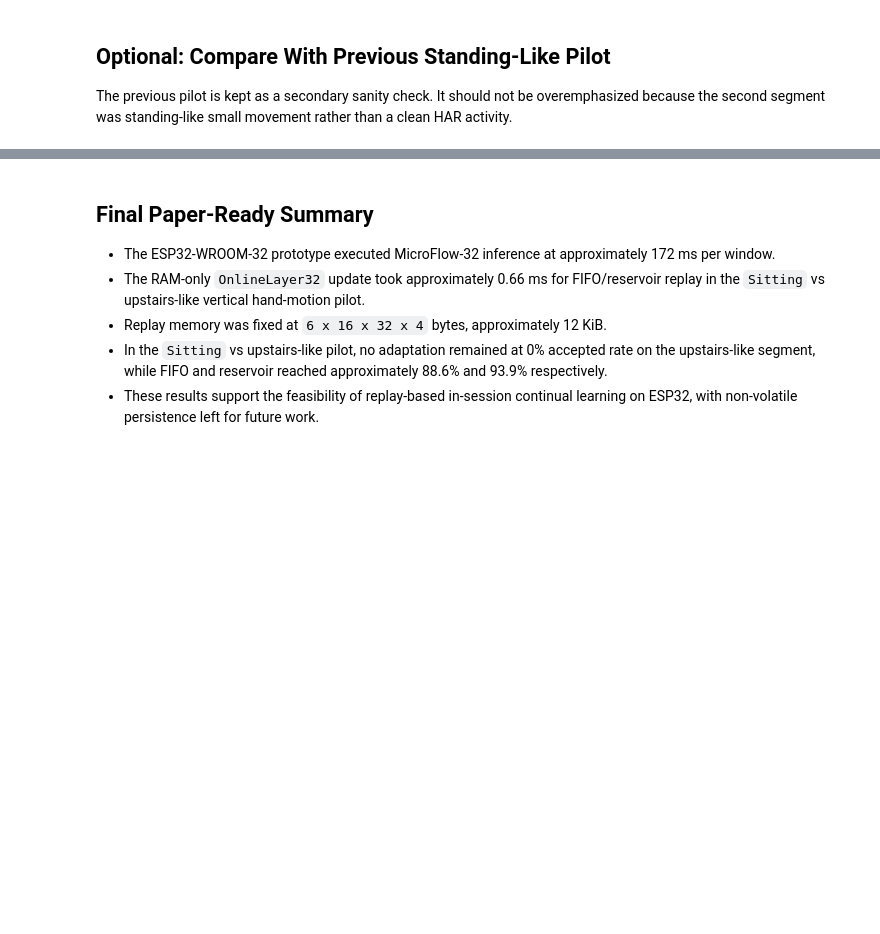
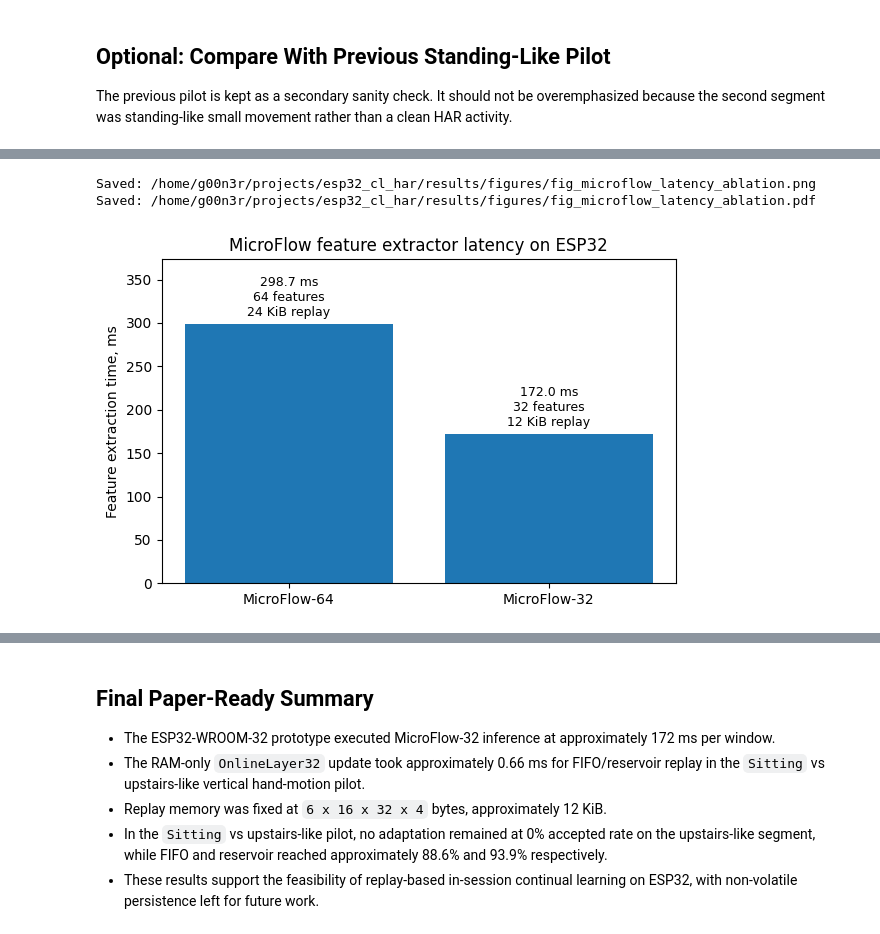
Before and after one commit to loo00r/esp32_cl_har, a Jupyter notebook: notebooks/paper_results_analysis.ipynb, the cells around one changed output, grey strips where cells are left out. Cells and saved outputs as stored; diff of their text form; code cells hidden in the pictures; blank space fills up the shorter version.

```diff
--- a/notebooks/paper_results_analysis.ipynb
+++ b/notebooks/paper_results_analysis.ipynb
@@ -338,0 +420,24 @@ pilot_comparison_compact
+# %%
+microflow_latency = pd.DataFrame([
+    {
+        "extractor": "MicroFlow-64",
+        "feature_dim": 64,
+        "mean_latency_ms": 298.683,
+        "replay_ram_kib": 24.0,
+        "source": "DEVLOG Phase 3j, 20-attempt streaming mean",
+    },
+    {
+        "extractor": "MicroFlow-32",
+        "feature_dim": 32,
+        "mean_latency_ms": 172.017,
+        "replay_ram_kib": 12.0,
+        "source": "DEVLOG Phase 3m, 20-attempt streaming mean",
+    },
+])
+
+microflow_latency["latency_reduction_vs_64_pct"] = (
+    1.0 - microflow_latency["mean_latency_ms"] / microflow_latency.loc[0, "mean_latency_ms"]
+) * 100.0
+
+microflow_latency.to_csv(TABLE_DIR / "table_microflow_latency_ablation.csv", index=False)
+microflow_latency
@@ -338,0 +448,23 @@ pilot_comparison_compact
+# %%
+fig, ax = plt.subplots(figsize=(6, 4))
+ax.bar(microflow_latency["extractor"], microflow_latency["mean_latency_ms"])
+ax.set_title("MicroFlow feature extractor latency on ESP32")
+ax.set_ylabel("Feature extraction time, ms")
+ax.set_ylim(0, max(microflow_latency["mean_latency_ms"]) * 1.25)
+
+for idx, row in microflow_latency.iterrows():
+    ax.text(
+        idx,
+        row["mean_latency_ms"] + 6,
+        f"{row['mean_latency_ms']:.1f} ms\n{int(row['feature_dim'])} features\n{row['replay_ram_kib']:.0f} KiB replay",
+        ha="center",
+        va="bottom",
+        fontsize=9,
+    )
+
+save_current_figure("fig_microflow_latency_ablation")
+plt.show()
+# %% [output]
+Saved: /home/g00n3r/projects/esp32_cl_har/results/figures/fig_microflow_latency_ablation.png
+Saved: /home/g00n3r/projects/esp32_cl_har/results/figures/fig_microflow_latency_ablation.pdf
+[figure, added]
```
Also changed, not shown: parts of 21 cells of this notebook, 15 other files.
